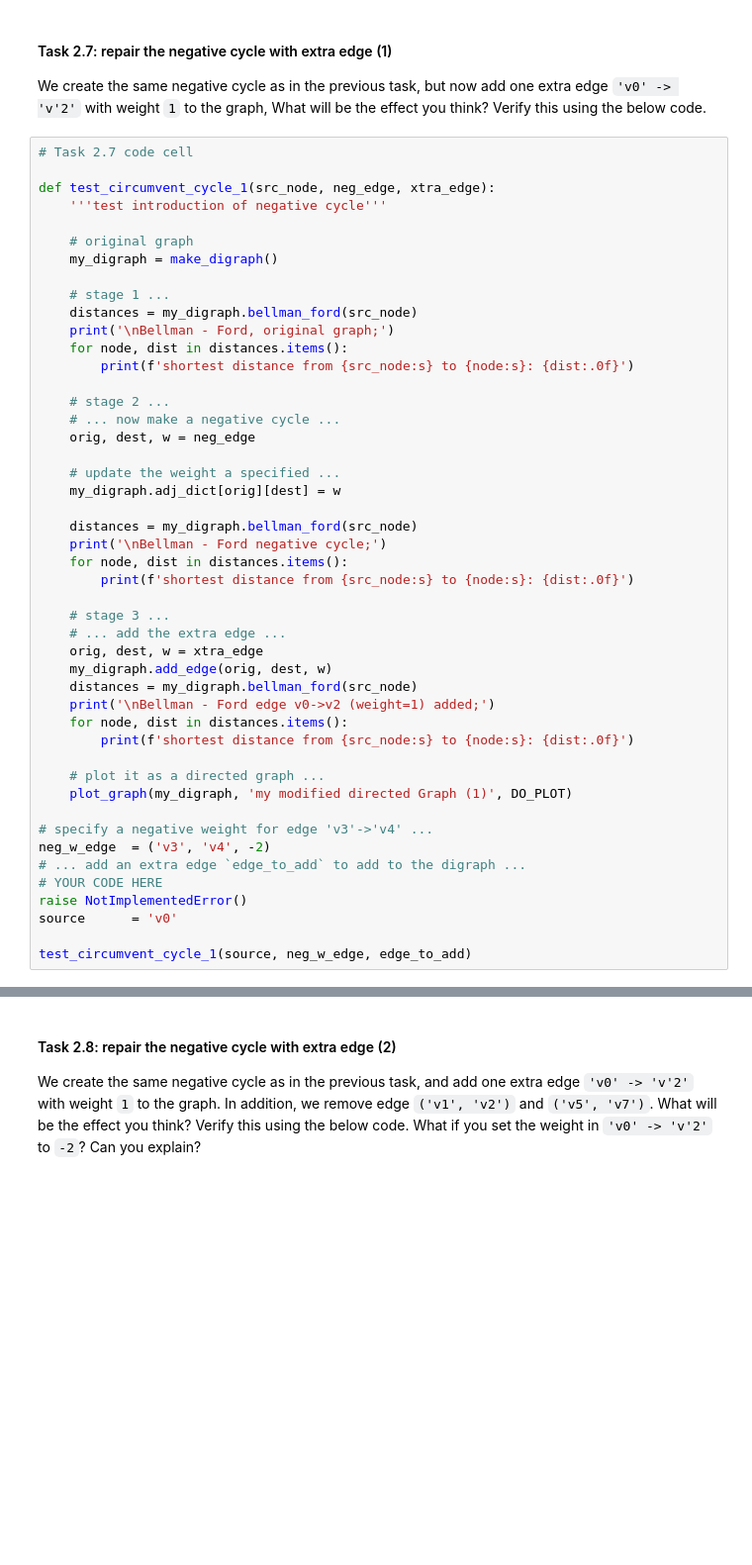
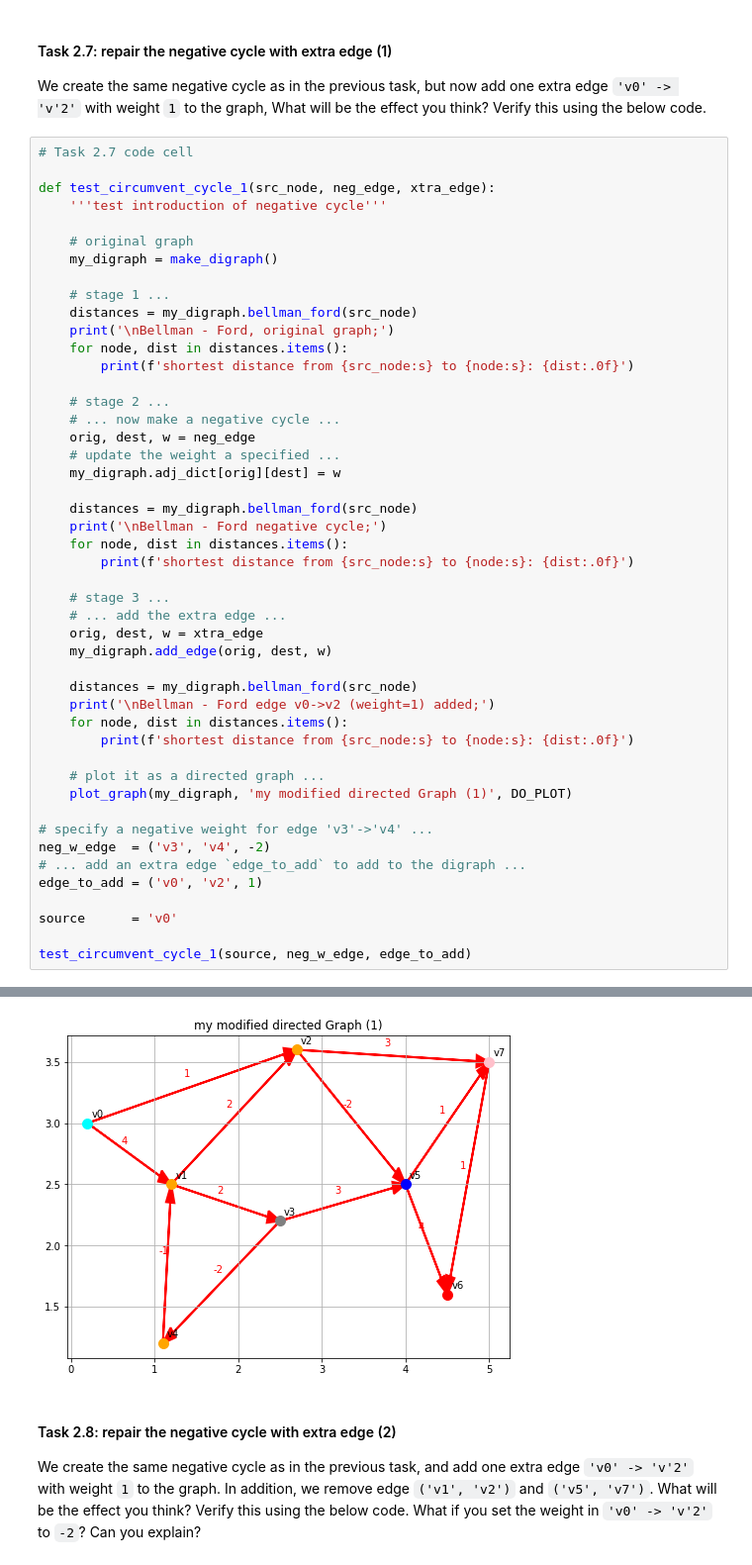
Before and after one commit to cvanderzalm/min-cs, a Jupyter notebook: assignment_A3.ipynb, the cells around one changed output, grey strips where cells are left out. Shown at 99% size. Cells and saved outputs as stored; diff of their text form; blank space fills up the shorter version.

```diff
--- a/assignment_A3.ipynb
+++ b/assignment_A3.ipynb
@@ -1198,7 +1219,6 @@ def test_circumvent_cycle_1(src_node, neg_edge, xtra_edge):
     # stage 2 ...
     # ... now make a negative cycle ...
     orig, dest, w = neg_edge
-
     # update the weight a specified ...
     my_digraph.adj_dict[orig][dest] = w
 
@@ -1211,6 +1231,7 @@ def test_circumvent_cycle_1(src_node, neg_edge, xtra_edge):
     # ... add the extra edge ...
     orig, dest, w = xtra_edge
     my_digraph.add_edge(orig, dest, w)
+
     distances = my_digraph.bellman_ford(src_node)
     print('\nBellman - Ford edge v0->v2 (weight=1) added;')
     for node, dist in distances.items():
@@ -1222,8 +1243,9 @@ def test_circumvent_cycle_1(src_node, neg_edge, xtra_edge):
 # specify a negative weight for edge 'v3'->'v4' ...
 neg_w_edge  = ('v3', 'v4', -2)
 # ... add an extra edge `edge_to_add` to add to the digraph ...
-# YOUR CODE HERE
-raise NotImplementedError()
+edge_to_add = ('v0', 'v2', 1)
+
 source      = 'v0'
 
 test_circumvent_cycle_1(source, neg_w_edge, edge_to_add)
+# %% [output]
@@ -1230,3 +1269,4 @@ test_circumvent_cycle_1(source, neg_w_edge, edge_to_add)
+[figure, added]
 # %% [markdown]
 #### Task 2.8: repair the negative cycle with extra edge (2)
 We create the same negative cycle as in the previous task, and add one extra edge `'v0' -> 'v'2'` with weight `1` to the graph. In addition, we remove edge `('v1', 'v2')` and `('v5', 'v7')`. What will be the effect you think? Verify this using the below code. What if you set the weight in `'v0' -> 'v'2'` to `-2`? Can you explain?
```
Also changed, not shown: parts of 5 cells of this notebook.
